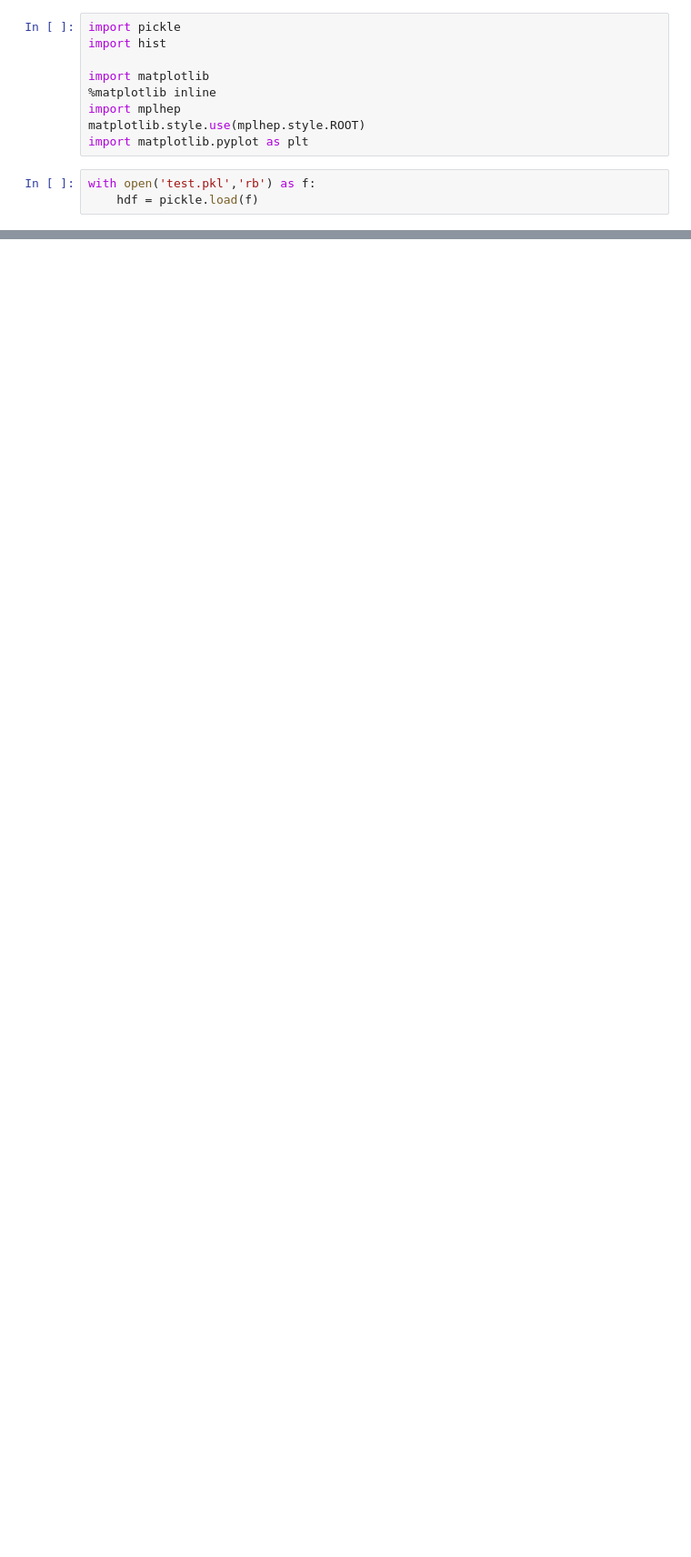
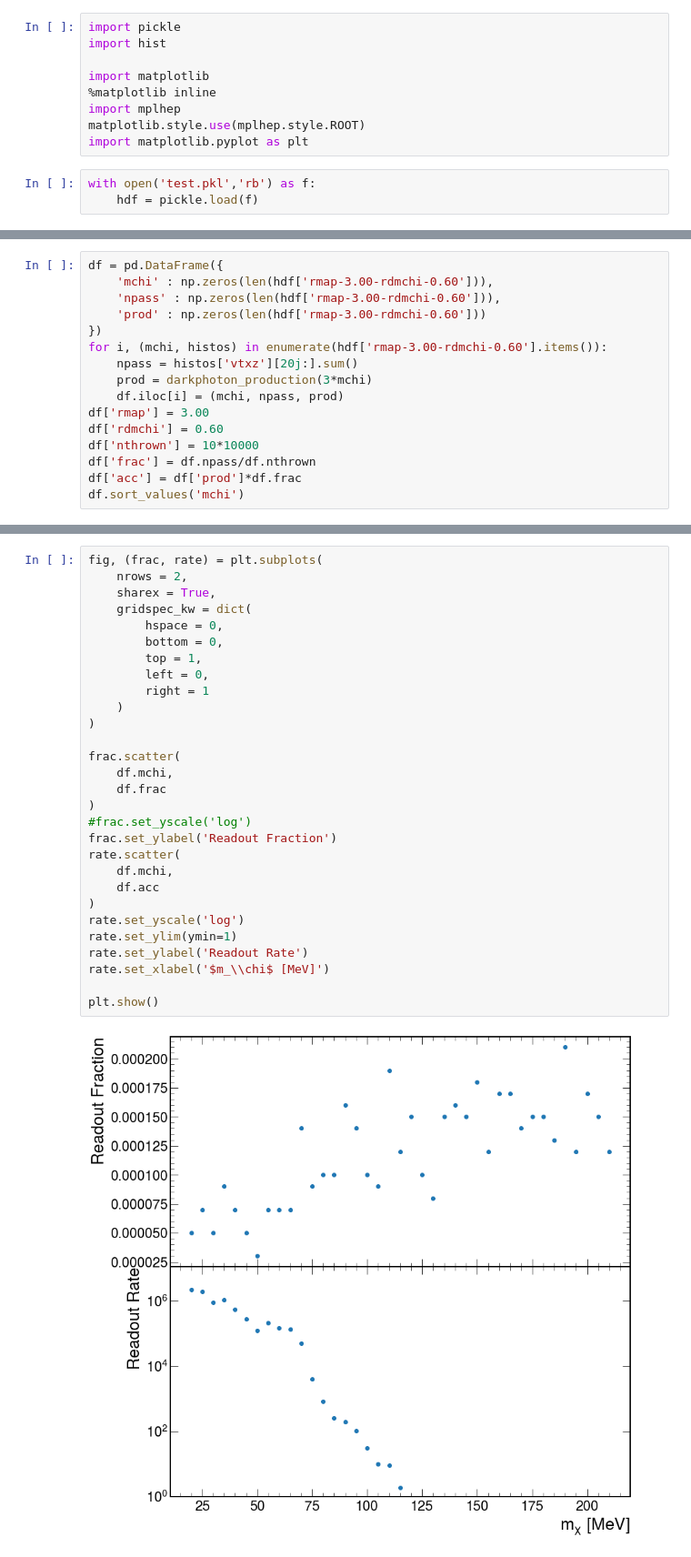
Before and after one commit to tomeichlersmith/hps, a Jupyter notebook: idm/reach/2016/coffea-pour.ipynb, the cells around one changed output, grey strips where cells are left out. Shown at 91% size. Saved outputs shown, nothing was run; the diff lists cells and outputs as text; blank space fills up the shorter version.

```diff
--- a/idm/reach/2016/coffea-pour.ipynb
+++ b/idm/reach/2016/coffea-pour.ipynb
@@ -22,0 +115,16 @@ hdf['rmap-3.00-rdmchi-0.60']['histograms']['vtxz'].plot()
+# %%
+df = pd.DataFrame({
+    'mchi' : np.zeros(len(hdf['rmap-3.00-rdmchi-0.60'])),
+    'npass' : np.zeros(len(hdf['rmap-3.00-rdmchi-0.60'])),
+    'prod' : np.zeros(len(hdf['rmap-3.00-rdmchi-0.60']))
+})
+for i, (mchi, histos) in enumerate(hdf['rmap-3.00-rdmchi-0.60'].items()):
+    npass = histos['vtxz'][20j:].sum()
+    prod = darkphoton_production(3*mchi)
+    df.iloc[i] = (mchi, npass, prod)
+df['rmap'] = 3.00
+df['rdmchi'] = 0.60
+df['nthrown'] = 10*10000
+df['frac'] = df.npass/df.nthrown
+df['acc'] = df['prod']*df.frac
+df.sort_values('mchi')
@@ -22,0 +149,31 @@ hdf['rmap-3.00-rdmchi-0.60']['histograms']['vtxz'].plot()
+# %%
+fig, (frac, rate) = plt.subplots(
+    nrows = 2,
+    sharex = True,
+    gridspec_kw = dict(
+        hspace = 0,
+        bottom = 0,
+        top = 1,
+        left = 0,
+        right = 1
+    )
+)
+
+frac.scatter(
+    df.mchi,
+    df.frac
+)
+#frac.set_yscale('log')
+frac.set_ylabel('Readout Fraction')
+rate.scatter(
+    df.mchi,
+    df.acc
+)
+rate.set_yscale('log')
+rate.set_ylim(ymin=1)
+rate.set_ylabel('Readout Rate')
+rate.set_xlabel('$m_\\chi$ [MeV]')
+
+plt.show()
+# %% [output]
+[figure, added]
```
Also changed, not shown: parts of 6 cells of this notebook, 2 other files.
